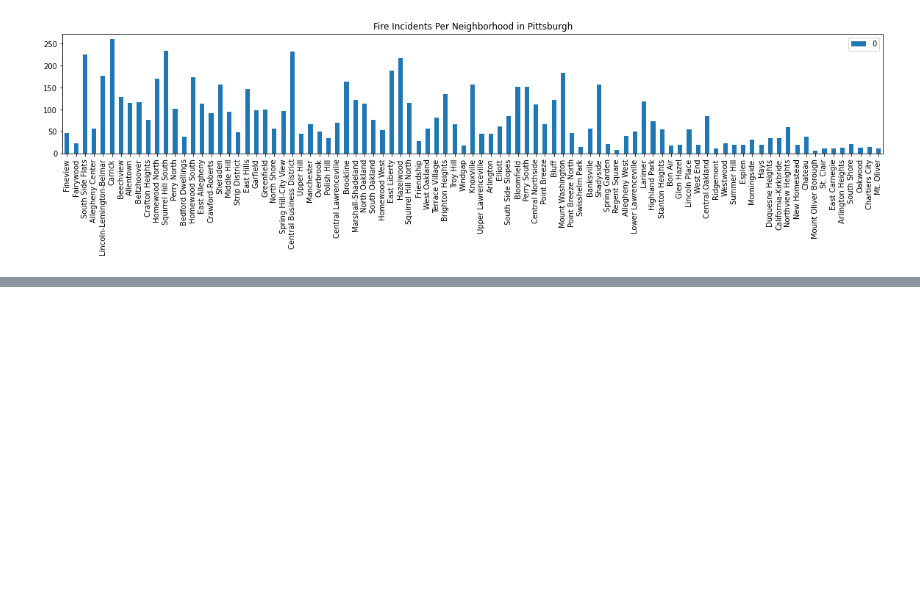
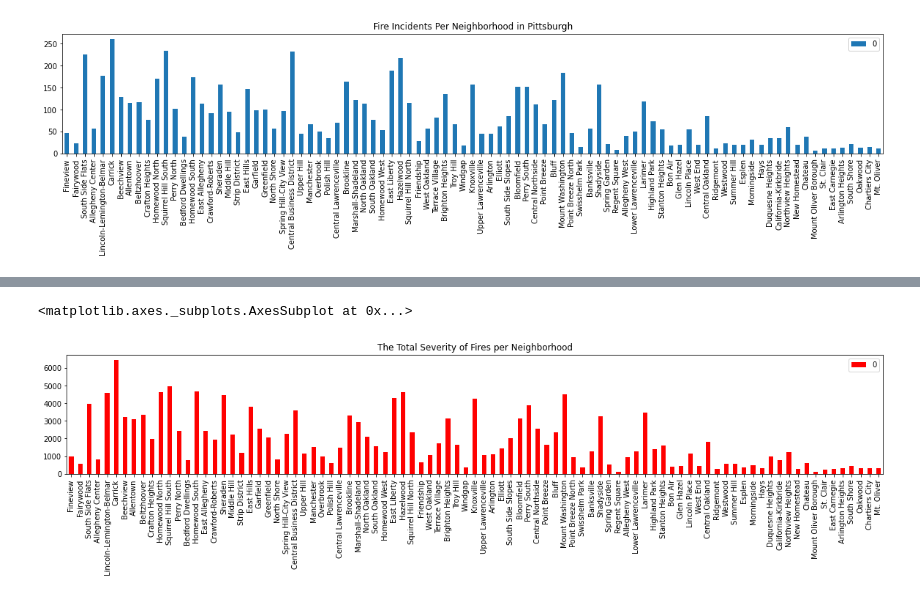
Before and after one commit to MasonGobat/bigIdeasFinalProject, a Jupyter notebook: hoodFires.ipynb, the cells around one changed output, grey strips where cells are left out. Cells and saved outputs as stored; diff of their text form; code cells hidden in the pictures; blank space fills up the shorter version.

```diff
--- a/hoodFires.ipynb
+++ b/hoodFires.ipynb
@@ -9,21 +9,25 @@ import pandas as pd
 
 #Sets up dataframe from the file and creates an empty dictionary
 fires = pd.read_csv("data/fires.csv")
-fire_count = {}
+fireCount = {}
+
 
 #Cycles through the data set and counts the number of fire incidents in each neighborhood.
 #This information is then added to the dictionary
 for index, row in fires.iterrows():
     neighborhood = row['neighborhood']
-    if neighborhood in fire_count:
-        fire_count[neighborhood] += 1
-    elif neighborhood not in fire_count and neighborhood != None:
-        fire_count[neighborhood] = 1
+    severity = row['incident_type']
+    if neighborhood in fireCount:
+        fireCount[neighborhood] += 1
+    elif neighborhood not in fireCount and neighborhood != None:
+        fireCount[neighborhood] = 1
+
+
 
 #turns the dictionary into a dataframe and creates a basic bar graph
-graph = pd.DataFrame.from_dict(fire_count, orient='index', dtype = None, columns=None)
-graph = graph.iloc[1: , :]
-graph.plot.bar(figsize=(20,3), title = "Fire Incidents Per Neighborhood in Pittsburgh")
+fireCountGraph = pd.DataFrame.from_dict(fireCount, orient='index', dtype = None, columns=None)
+fireCountGraph = fireCountGraph.iloc[1: , :]
+fireCountGraph.plot.bar(figsize=(20,3), title = "Fire Incidents Per Neighborhood in Pittsburgh")
 # %% [output]
 <matplotlib.axes._subplots.AxesSubplot at 0x...>
 [figure]
@@ -29,0 +37,45 @@ graph.plot.bar(figsize=(20,3), title = "Fire Incidents Per Neighborhood in Pitts
+# %%
+#Creates severity dictionary
+fireSeverity = {}
+for index, row in fires.iterrows():
+    neighborhood = row['neighborhood']
+    severity = row['incident_type']
+    if neighborhood in fireSeverity:
+        if severity == 111:
+            fireSeverity[neighborhood] += 50
+        elif severity == 131:
+            fireSeverity[neighborhood] += 35
+        elif severity == 113:
+            fireSeverity[neighborhood] += 18
+        elif severity == 114:
+            fireSeverity[neighborhood] += 12
+        elif severity == 151 or severity == 150:
+            fireSeverity[neighborhood] += 8
+        elif severity == 141 or severity == 142 or severity == 143:
+            fireSeverity[neighborhood] += 27
+        else:
+            fireSeverity[neighborhood] += 5
+    elif neighborhood not in fireSeverity and neighborhood != None:
+        fireCount[neighborhood] = 1
+        if severity == 111:
+            fireSeverity[neighborhood] = 50
+        elif severity == 131:
+            fireSeverity[neighborhood] = 35
+        elif severity == 113:
+            fireSeverity[neighborhood] = 18
+        elif severity == 114:
+            fireSeverity[neighborhood] = 12
+        elif severity == 151 or severity == 150:
+            fireSeverity[neighborhood] = 8
+        elif severity == 141 or severity == 142 or severity == 143:
+            fireSeverity[neighborhood] = 27
+        else:
+            fireSeverity[neighborhood] = 5
+
+#changes dictionary to dataframe and graphs
+fireSeverityGraph = pd.DataFrame.from_dict(fireSeverity, orient='index', dtype = None, columns=None)
+fireSeverityGraph = fireSeverityGraph.iloc[1: , :]
+fireSeverityGraph.plot.bar(figsize=(20,3), title = "The Total Severity of Fires per Neighborhood", color = "red")
+# %% [output]
+<matplotlib.axes._subplots.AxesSubplot at 0x...>
+[figure, added]
```
Also changed, not shown: parts of 9 cells of this notebook.
